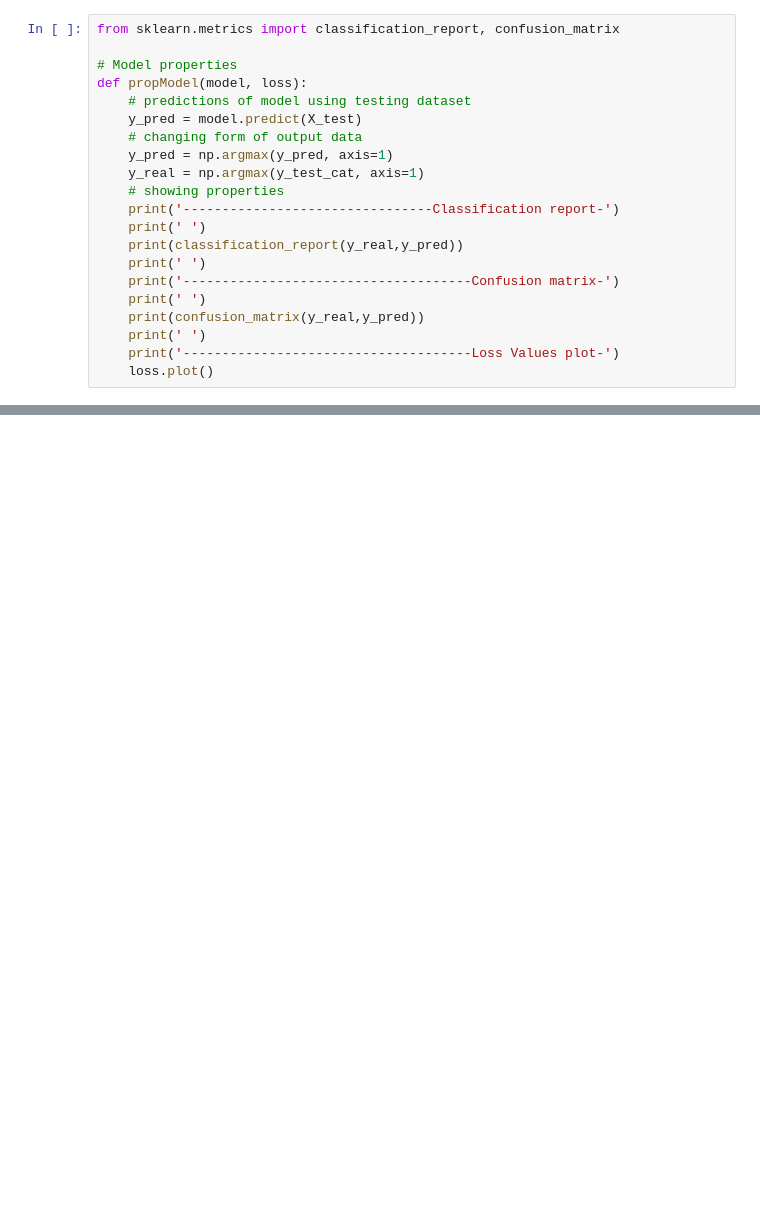
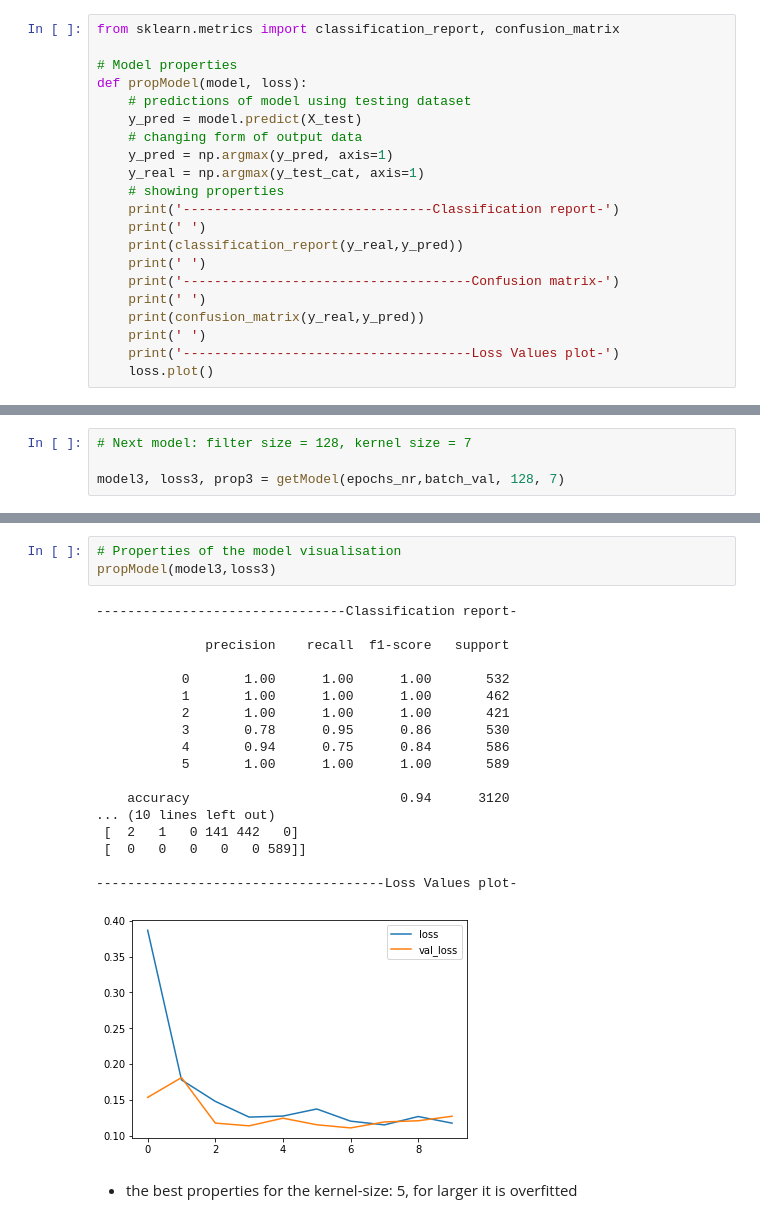
Before and after one commit to mkowalsky0/Human_Activities_Recognition, a Jupyter notebook: CNN_Model.ipynb, the cells around one changed output, grey strips where cells are left out. Cells and saved outputs as stored; diff of their text form; blank space fills up the shorter version.

```diff
--- a/CNN_Model.ipynb
+++ b/CNN_Model.ipynb
@@ -184,0 +229,4 @@ propModel(model,loss)
+# %%
+# Next model: filter size = 128, kernel size = 7
+
+model3, loss3, prop3 = getModel(epochs_nr,batch_val, 128, 7)
@@ -184,0 +251,24 @@ propModel(model,loss)
+# %%
+# Properties of the model visualisation
+propModel(model3,loss3)
+# %% [output]
+--------------------------------Classification report-
+
+              precision    recall  f1-score   support
+
+           0       1.00      1.00      1.00       532
+           1       1.00      1.00      1.00       462
+           2       1.00      1.00      1.00       421
+           3       0.78      0.95      0.86       530
+           4       0.94      0.75      0.84       586
+           5       1.00      1.00      1.00       589
+
+    accuracy                           0.94      3120
+... (10 lines left out)
+ [  2   1   0 141 442   0]
+ [  0   0   0   0   0 589]]
+
+-------------------------------------Loss Values plot-
+[figure, added]
+# %% [markdown]
+* the best properties for the kernel-size: 5, for larger it is overfitted
```
Also changed, not shown: parts of 14 cells of this notebook, 5 other files.
